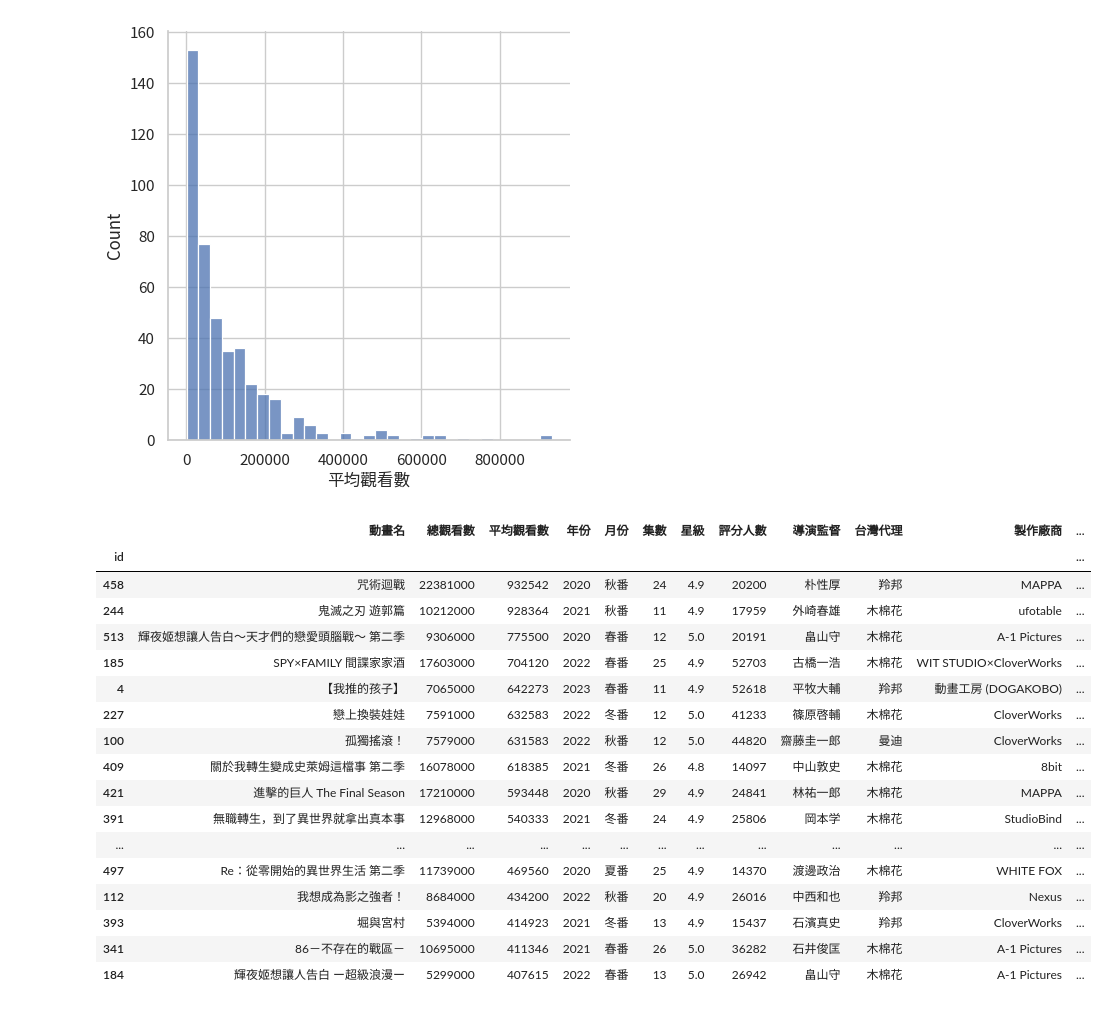
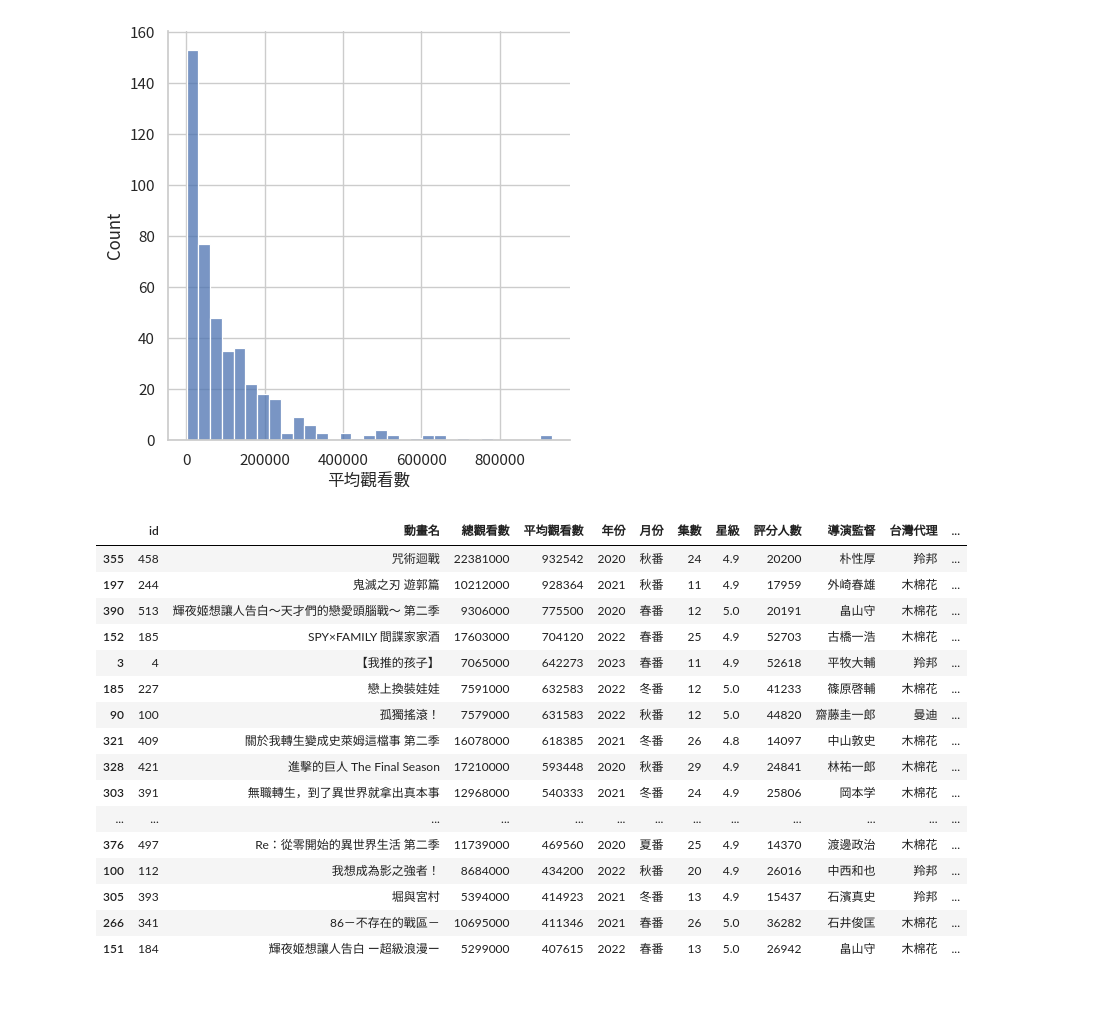
Before and after one commit to hsiaoyt0923/Anime_View_Number_Regression, a Jupyter notebook: visualize.ipynb, the cells around one changed output. Cells and saved outputs as stored; diff of their text form; code cells hidden in the pictures.

```diff
--- a/visualize.ipynb
+++ b/visualize.ipynb
@@ -36,7 +36,7 @@ cmss10
 cmsy10
 cmtt10
 # %%
-df = pd.read_csv('./BaHaMut_3.csv', index_col='id')
+df = pd.read_csv('./BaHaMut_3.csv')
 # %%
 df.info()
 # %% [output]
@@ -146,23 +143,23 @@ sns.displot(data=df, x='平均觀看數')
 <seaborn.axisgrid.FacetGrid at 0x...>
 [figure]
 # %%
-df.loc[df['平均觀看數'] > 400000].sort_values('平均觀看數', ascending=False)
+df1 = df.loc[df['平均觀看數'] > 400000].sort_values('平均觀看數', ascending=False)
+df1
 # %% [output]
-|  | 動畫名 | 總觀看數 | 平均觀看數 | 年份 | 月份 | 集數 | 星級 | 評分人數 | 導演監督 | 台灣代理 | 製作廠商 | ... |
-| id |  |  |  |  |  |  |  |  |  |  |  | ... |
-| 458 | 咒術迴戰 | 22381000 | 932542 | 2020 | 秋番 | 24 | 4.9 | 20200 | 朴性厚 | 羚邦 | MAPPA | ... |
-| 244 | 鬼滅之刃 遊郭篇 | 10212000 | 928364 | 2021 | 秋番 | 11 | 4.9 | 17959 | 外崎春雄 | 木棉花 | ufotable | ... |
-| 513 | 輝夜姬想讓人告白～天才們的戀愛頭腦戰～ 第二季 | 9306000 | 775500 | 2020 | 春番 | 12 | 5.0 | 20191 | 畠山守 | 木棉花 | A-1 Pictures | ... |
-| 185 | SPY×FAMILY 間諜家家酒 | 17603000 | 704120 | 2022 | 春番 | 25 | 4.9 | 52703 | 古橋一浩 | 木棉花 | WIT STUDIO×CloverWorks | ... |
-| 4 | 【我推的孩子】 | 7065000 | 642273 | 2023 | 春番 | 11 | 4.9 | 52618 | 平牧大輔 | 羚邦 | 動畫工房 (DOGAKOBO) | ... |
-| 227 | 戀上換裝娃娃 | 7591000 | 632583 | 2022 | 冬番 | 12 | 5.0 | 41233 | 篠原啓輔 | 木棉花 | CloverWorks | ... |
-| 100 | 孤獨搖滾！ | 7579000 | 631583 | 2022 | 秋番 | 12 | 5.0 | 44820 | 齋藤圭一郎 | 曼迪 | CloverWorks | ... |
-| 409 | 關於我轉生變成史萊姆這檔事 第二季 | 16078000 | 618385 | 2021 | 冬番 | 26 | 4.8 | 14097 | 中山敦史 | 木棉花 | 8bit | ... |
-| 421 | 進擊的巨人 The Final Season | 17210000 | 593448 | 2020 | 秋番 | 29 | 4.9 | 24841 | 林祐一郎 | 木棉花 | MAPPA | ... |
-| 391 | 無職轉生，到了異世界就拿出真本事 | 12968000 | 540333 | 2021 | 冬番 | 24 | 4.9 | 25806 | 岡本学 | 木棉花 | StudioBind | ... |
+|  | id | 動畫名 | 總觀看數 | 平均觀看數 | 年份 | 月份 | 集數 | 星級 | 評分人數 | 導演監督 | 台灣代理 | ... |
+| 355 | 458 | 咒術迴戰 | 22381000 | 932542 | 2020 | 秋番 | 24 | 4.9 | 20200 | 朴性厚 | 羚邦 | ... |
+| 197 | 244 | 鬼滅之刃 遊郭篇 | 10212000 | 928364 | 2021 | 秋番 | 11 | 4.9 | 17959 | 外崎春雄 | 木棉花 | ... |
+| 390 | 513 | 輝夜姬想讓人告白～天才們的戀愛頭腦戰～ 第二季 | 9306000 | 775500 | 2020 | 春番 | 12 | 5.0 | 20191 | 畠山守 | 木棉花 | ... |
+| 152 | 185 | SPY×FAMILY 間諜家家酒 | 17603000 | 704120 | 2022 | 春番 | 25 | 4.9 | 52703 | 古橋一浩 | 木棉花 | ... |
+| 3 | 4 | 【我推的孩子】 | 7065000 | 642273 | 2023 | 春番 | 11 | 4.9 | 52618 | 平牧大輔 | 羚邦 | ... |
+| 185 | 227 | 戀上換裝娃娃 | 7591000 | 632583 | 2022 | 冬番 | 12 | 5.0 | 41233 | 篠原啓輔 | 木棉花 | ... |
+| 90 | 100 | 孤獨搖滾！ | 7579000 | 631583 | 2022 | 秋番 | 12 | 5.0 | 44820 | 齋藤圭一郎 | 曼迪 | ... |
+| 321 | 409 | 關於我轉生變成史萊姆這檔事 第二季 | 16078000 | 618385 | 2021 | 冬番 | 26 | 4.8 | 14097 | 中山敦史 | 木棉花 | ... |
+| 328 | 421 | 進擊的巨人 The Final Season | 17210000 | 593448 | 2020 | 秋番 | 29 | 4.9 | 24841 | 林祐一郎 | 木棉花 | ... |
+| 303 | 391 | 無職轉生，到了異世界就拿出真本事 | 12968000 | 540333 | 2021 | 冬番 | 24 | 4.9 | 25806 | 岡本学 | 木棉花 | ... |
 | ... | ... | ... | ... | ... | ... | ... | ... | ... | ... | ... | ... | ... |
-| 497 | Re：從零開始的異世界生活 第二季 | 11739000 | 469560 | 2020 | 夏番 | 25 | 4.9 | 14370 | 渡邊政治 | 木棉花 | WHITE FOX | ... |
-| 112 | 我想成為影之強者！ | 8684000 | 434200 | 2022 | 秋番 | 20 | 4.9 | 26016 | 中西和也 | 羚邦 | Nexus | ... |
-| 393 | 堀與宮村 | 5394000 | 414923 | 2021 | 冬番 | 13 | 4.9 | 15437 | 石濱真史 | 羚邦 | CloverWorks | ... |
-| 341 | 86－不存在的戰區－ | 10695000 | 411346 | 2021 | 春番 | 26 | 5.0 | 36282 | 石井俊匡 | 木棉花 | A-1 Pictures | ... |
-| 184 | 輝夜姬想讓人告白 ー超級浪漫ー | 5299000 | 407615 | 2022 | 春番 | 13 | 5.0 | 26942 | 畠山守 | 木棉花 | A-1 Pictures | ... |
+| 376 | 497 | Re：從零開始的異世界生活 第二季 | 11739000 | 469560 | 2020 | 夏番 | 25 | 4.9 | 14370 | 渡邊政治 | 木棉花 | ... |
+| 100 | 112 | 我想成為影之強者！ | 8684000 | 434200 | 2022 | 秋番 | 20 | 4.9 | 26016 | 中西和也 | 羚邦 | ... |
+| 305 | 393 | 堀與宮村 | 5394000 | 414923 | 2021 | 冬番 | 13 | 4.9 | 15437 | 石濱真史 | 羚邦 | ... |
+| 266 | 341 | 86－不存在的戰區－ | 10695000 | 411346 | 2021 | 春番 | 26 | 5.0 | 36282 | 石井俊匡 | 木棉花 | ... |
+| 151 | 184 | 輝夜姬想讓人告白 ー超級浪漫ー | 5299000 | 407615 | 2022 | 春番 | 13 | 5.0 | 26942 | 畠山守 | 木棉花 | ... |
```
Also changed, not shown: parts of 5 cells of this notebook, 1 other file.
